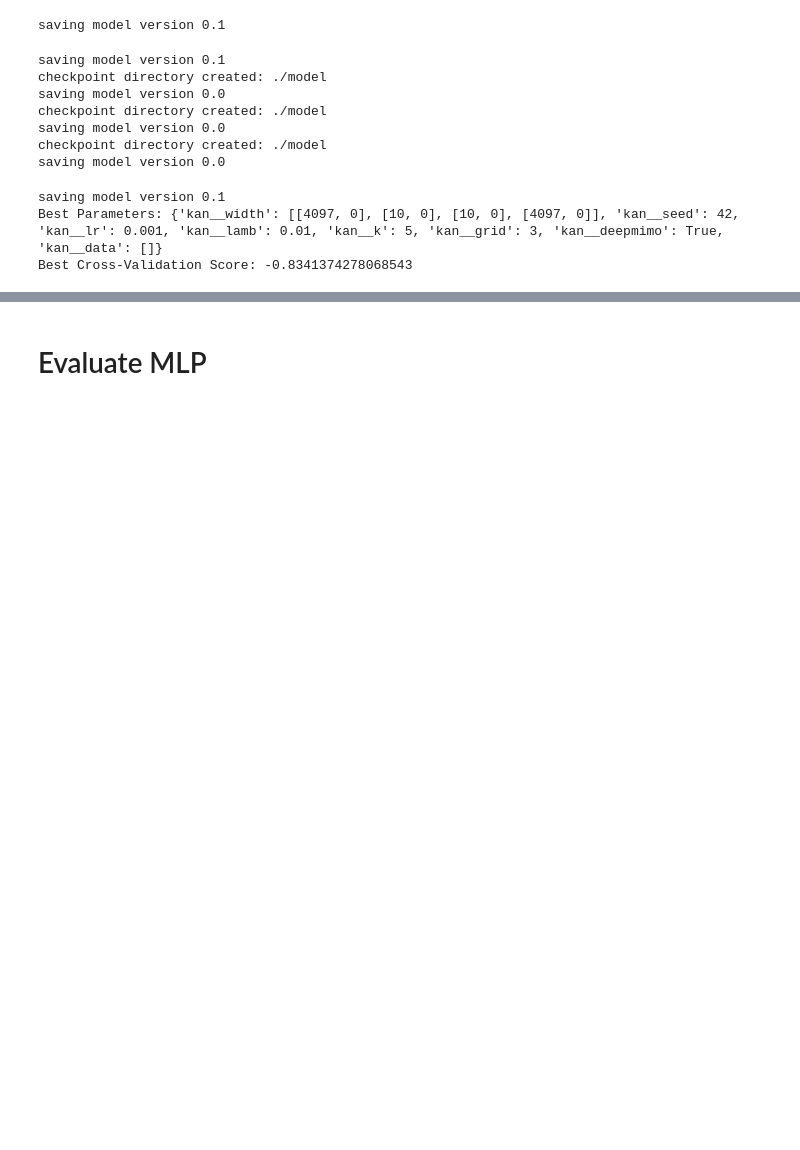
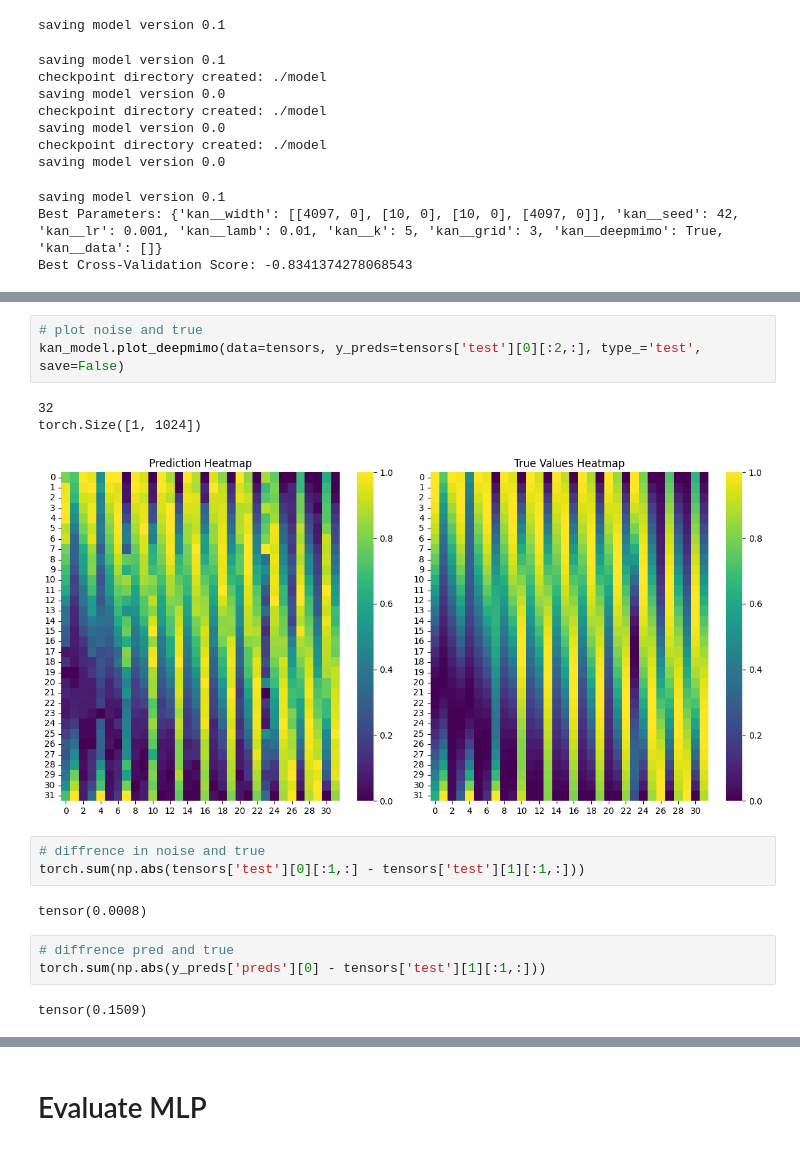
Before and after one commit to zeshenbao/KAN-Kolmogorov-Arnold-Networks, a Jupyter notebook: evaluate_models.ipynb, the cells around one changed output, grey strips where cells are left out. Saved outputs shown, nothing was run; the diff lists cells and outputs as text; blank space fills up the shorter version.

```diff
--- a/evaluate_models.ipynb
+++ b/evaluate_models.ipynb
@@ -179,3 +180,20 @@ torch.Size([1, 4096])
+# %%
+# plot noise and true
+kan_model.plot_deepmimo(data=tensors, y_preds=tensors['test'][0][:2,:], type_='test', save=False)
+# %% [output]
+32
+torch.Size([1, 1024])
+[figure, added]
+# %%
+# diffrence in noise and true
+torch.sum(np.abs(tensors['test'][0][:1,:] - tensors['test'][1][:1,:]))
+# %% [output]
+tensor(0.0008)
+# %%
+# diffrence pred and true
+torch.sum(np.abs(y_preds['preds'][0] - tensors['test'][1][:1,:]))
+# %% [output]
+tensor(0.1509)
 # %%
 # plot loss
 kan_model.plot_loss(loss_data=loss_data, save=False)
```
Also changed, not shown: parts of 9 cells of this notebook, 8 other files.
